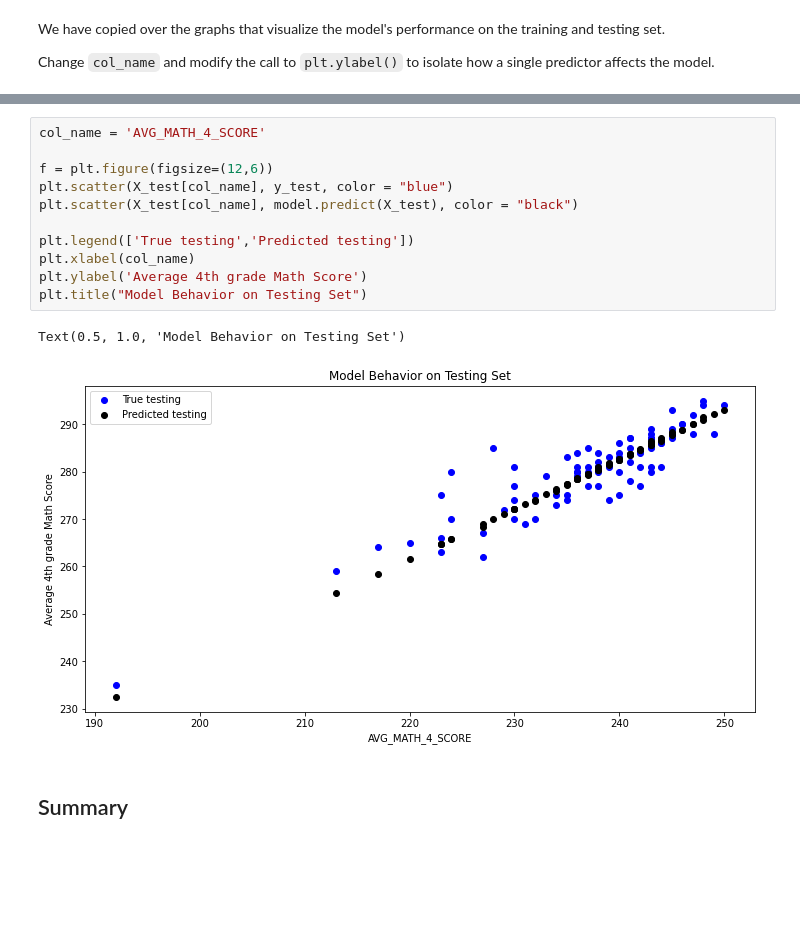
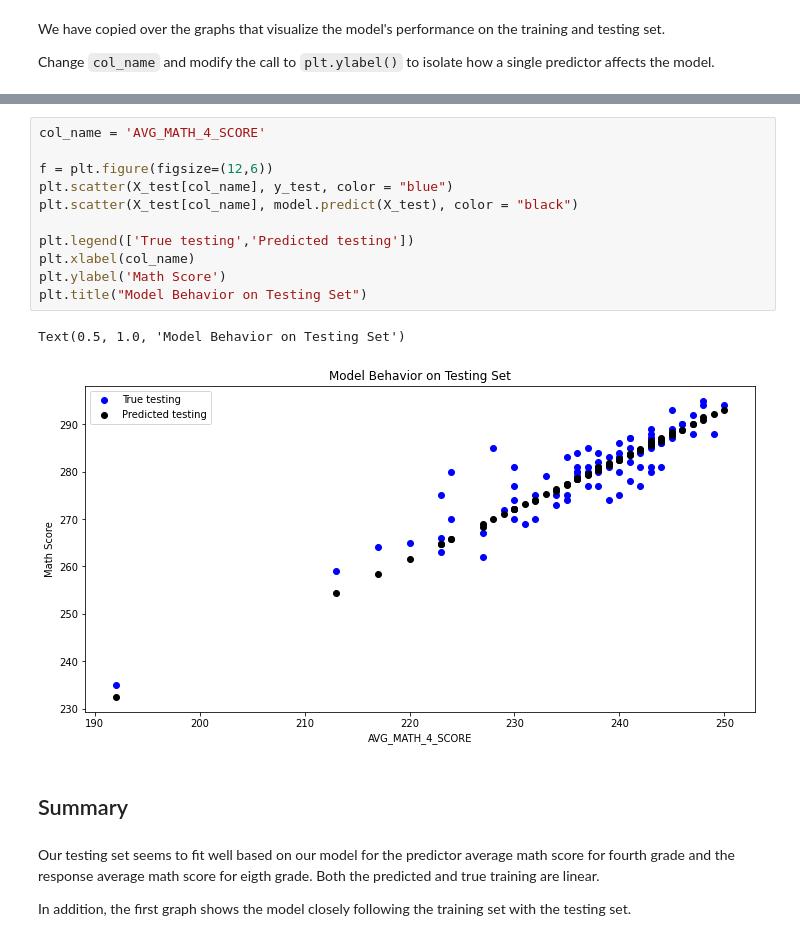
Before and after one commit to abaridavis/Git-setup, a Jupyter notebook: tutorial1/checkpoint1.ipynb, the cells around one changed output, grey strips where cells are left out. Cells and saved outputs as stored; diff of their text form; blank space fills up the shorter version.

```diff
--- a/tutorial1/checkpoint1.ipynb
+++ b/tutorial1/checkpoint1.ipynb
@@ -204,16 +204,20 @@ Text(0.5, 1.0, 'Model Behavior On Training Set')
 # %%
 col_name = 'AVG_MATH_4_SCORE'
 
 f = plt.figure(figsize=(12,6))
 plt.scatter(X_test[col_name], y_test, color = "blue")
 plt.scatter(X_test[col_name], model.predict(X_test), color = "black")
 
 plt.legend(['True testing','Predicted testing'])
 plt.xlabel(col_name)
-plt.ylabel('Average 4th grade Math Score')
+plt.ylabel('Math Score')
 plt.title("Model Behavior on Testing Set")
 # %% [output]
 Text(0.5, 1.0, 'Model Behavior on Testing Set')
-[figure, old version]
+[figure, new version]
 # %% [markdown]
 <h2> Summary </h2>
+# %% [markdown]
+Our testing set seems to fit well based on our model for the predictor average math score for fourth grade and the response average math score for eigth grade. Both the predicted and true training are linear.
+
+In addition, the first graph shows the model closely following the training set with the testing set.
```
Also changed, not shown: parts of 1 cell of this notebook, 1 other file.
